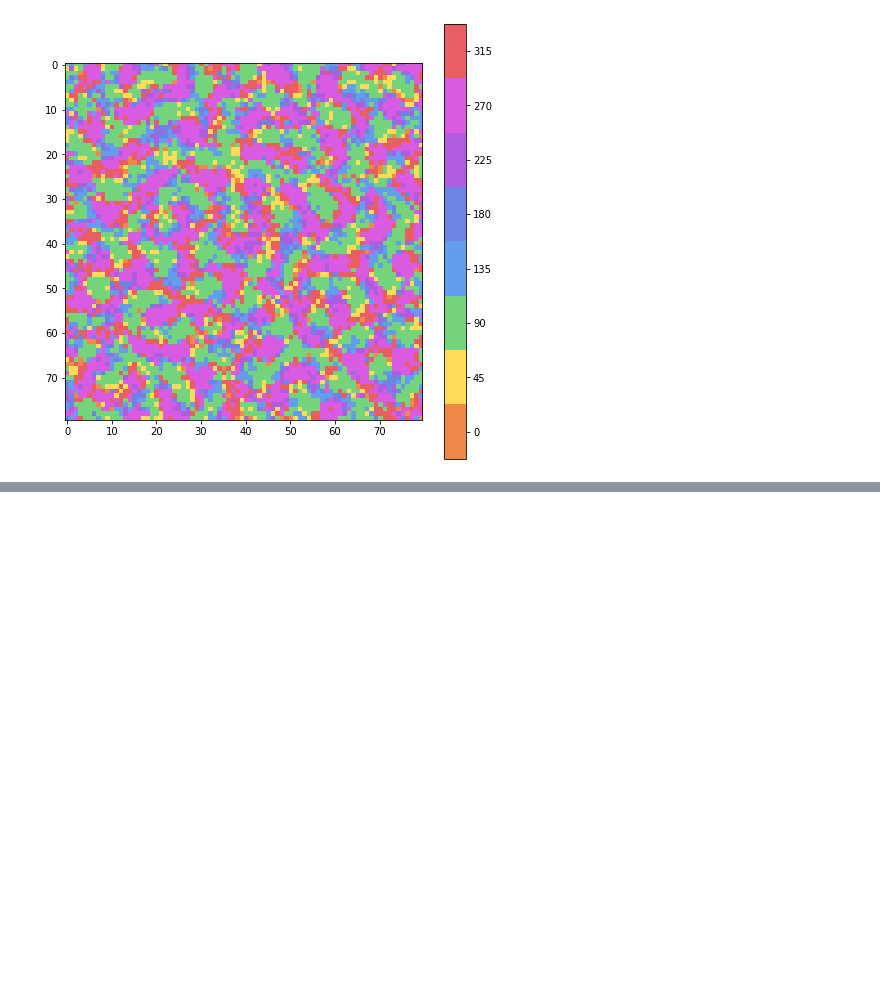
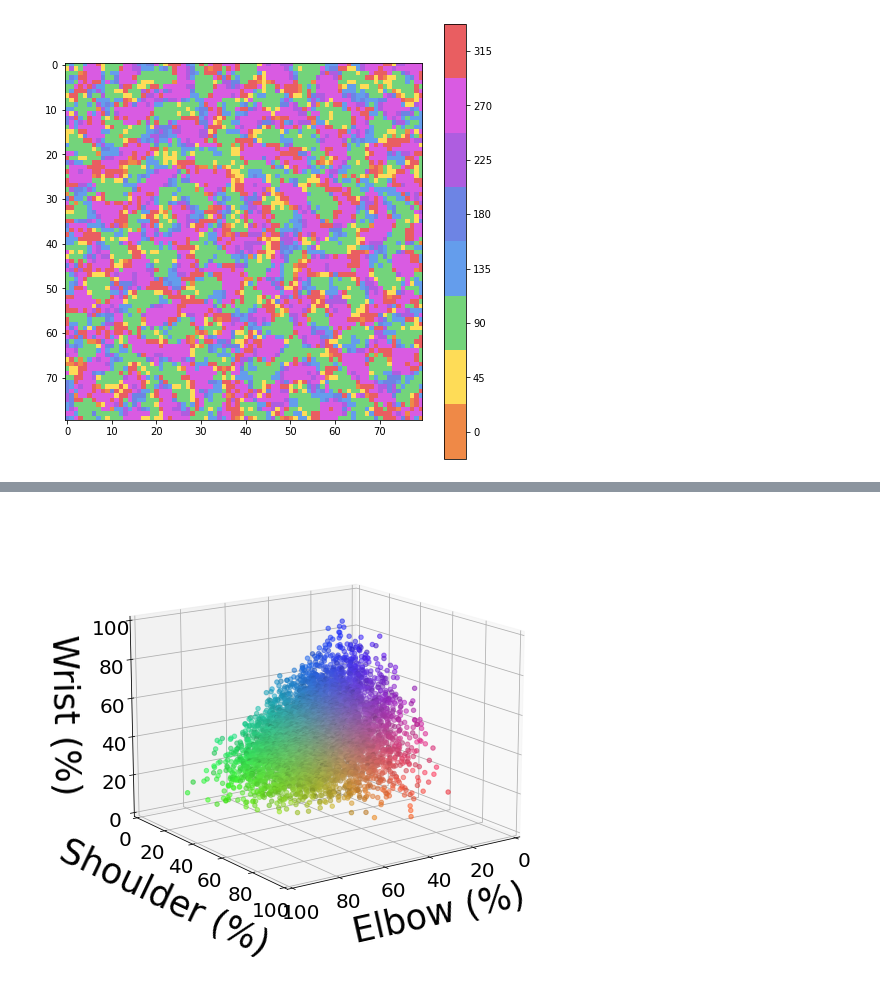
Before and after one commit to maxdgrogan/topographic-vae, a Jupyter notebook: tutorial.ipynb, the cells around one changed output, grey strips where cells are left out. Cells and saved outputs as stored; diff of their text form; code cells hidden in the pictures; blank space fills up the shorter version.

```diff
--- a/tutorial.ipynb
+++ b/tutorial.ipynb
@@ -363,0 +384,5 @@ plot_PD_map(PDs)
+# %%
+# Plot joint preference scatter plot
+plot_3D_joint_preference_scatter(rgb)
+# %% [output]
+[figure, added]
```
Also changed, not shown: parts of 5 cells of this notebook, 1 other file.
